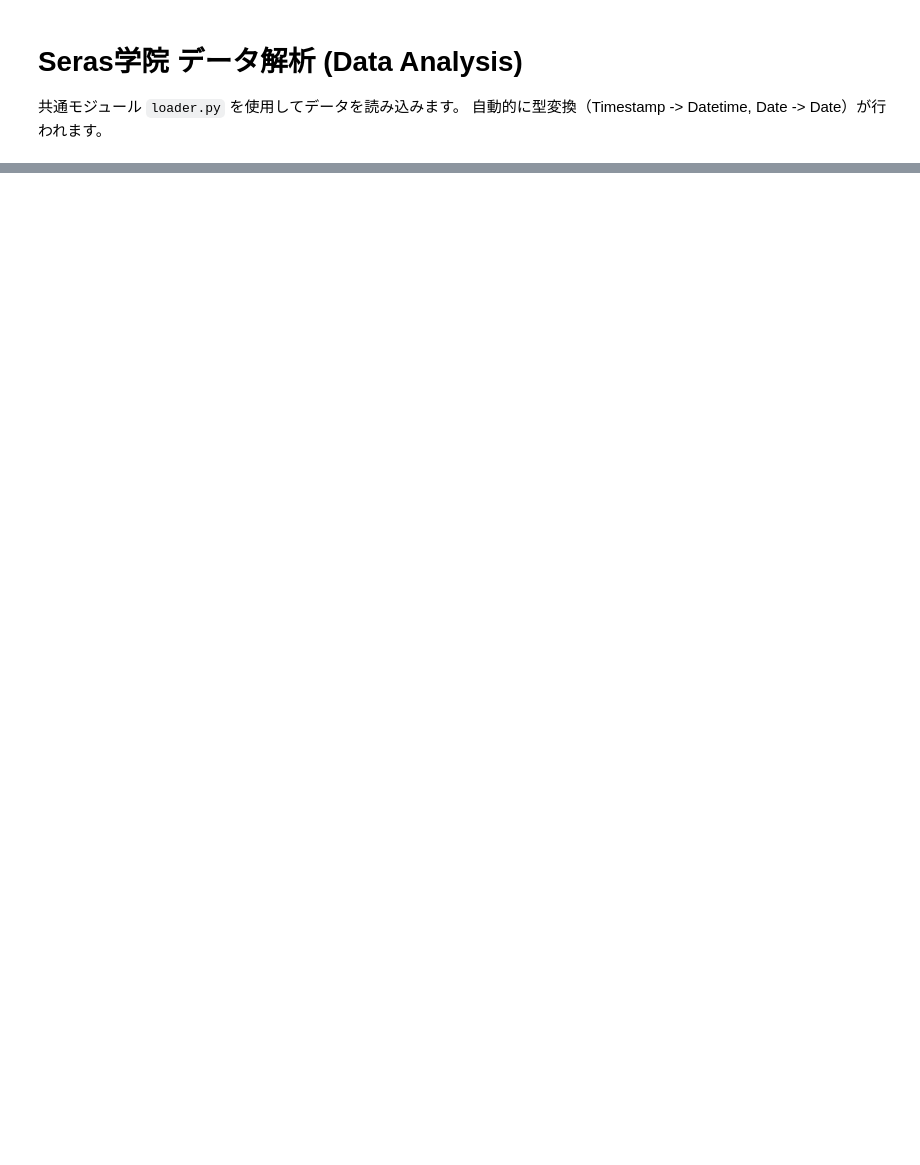
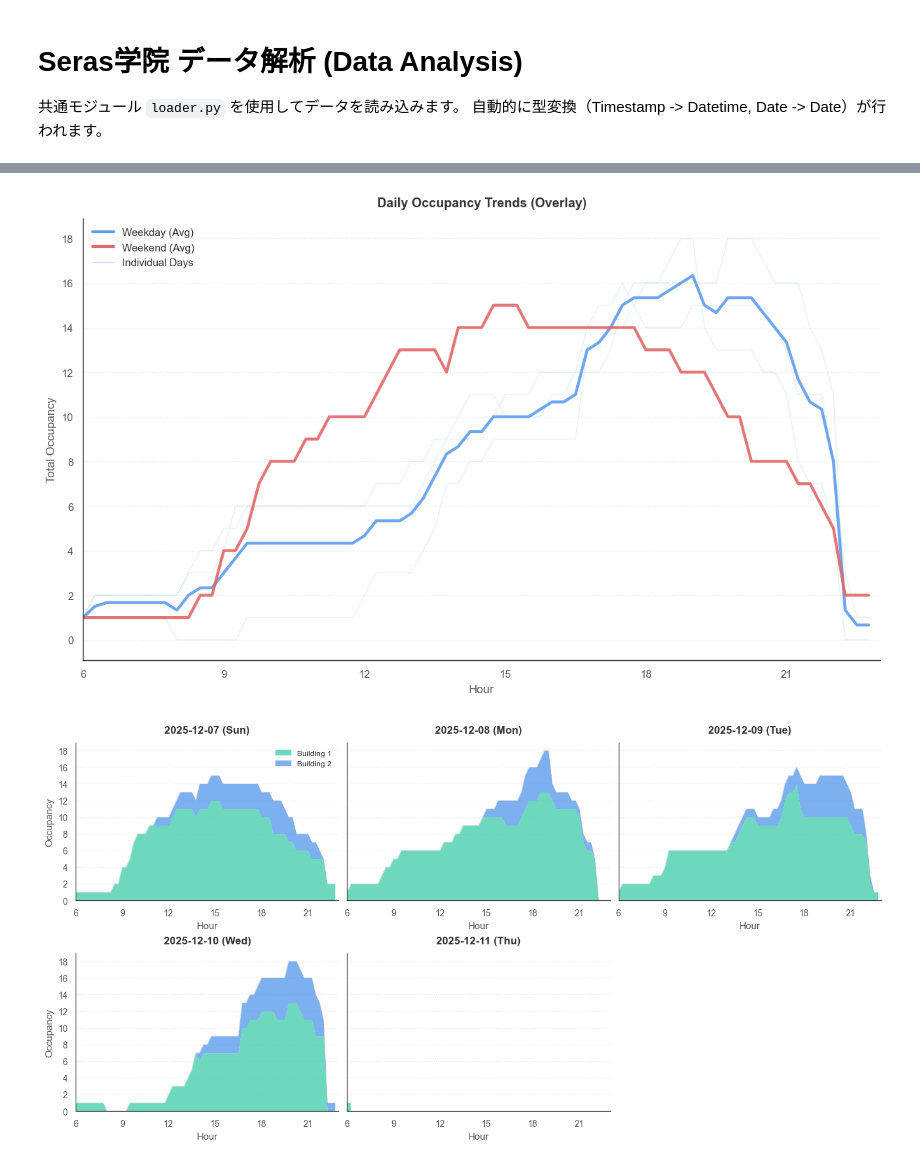
Before and after one commit to SerasGakuin/seras-student-portal, a Jupyter notebook: analysis/data_loader.ipynb, the cells around one changed output, grey strips where cells are left out. Drawn from its saved outputs; the diff is of its cells as text; code cells hidden in the pictures; blank space fills up the shorter version.

Commit message:
feat: add data analysis experiment with visualization

```diff
--- a/analysis/data_loader.ipynb
+++ b/analysis/data_loader.ipynb
@@ -22,0 +49,15 @@ print(df_open.schema)
+# %%
+import importlib
+import visualizer
+importlib.reload(visualizer)
+
+from visualizer import plot_daily_trends, plot_daily_breakdown
+
+# 全体推移（オーバーレイ）
+plot_daily_trends(df_occupancy, start_date="2025-12-07")
+
+# 内訳推移（スモールマルチプル）
+plot_daily_breakdown(df_occupancy, start_date="2025-12-07")
+# %% [output]
+[figure, added]
+[figure, added]
```
Also changed, not shown: parts of 2 cells of this notebook, 4 other files.
